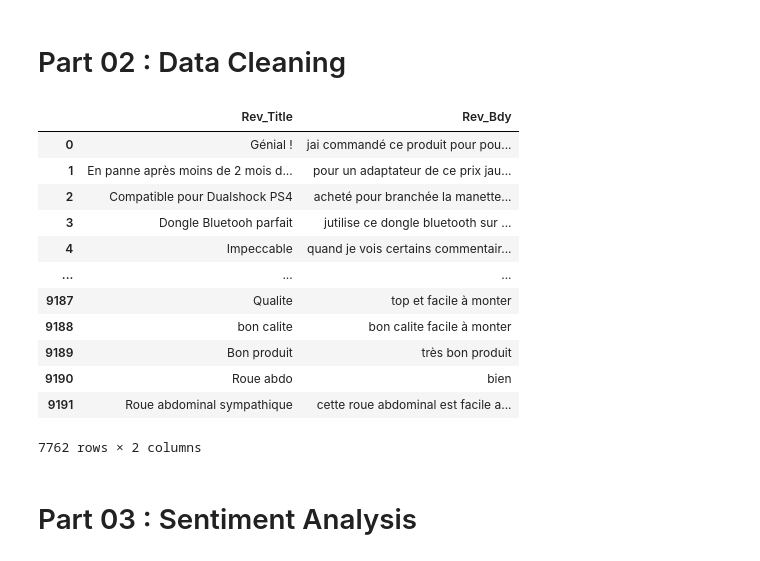
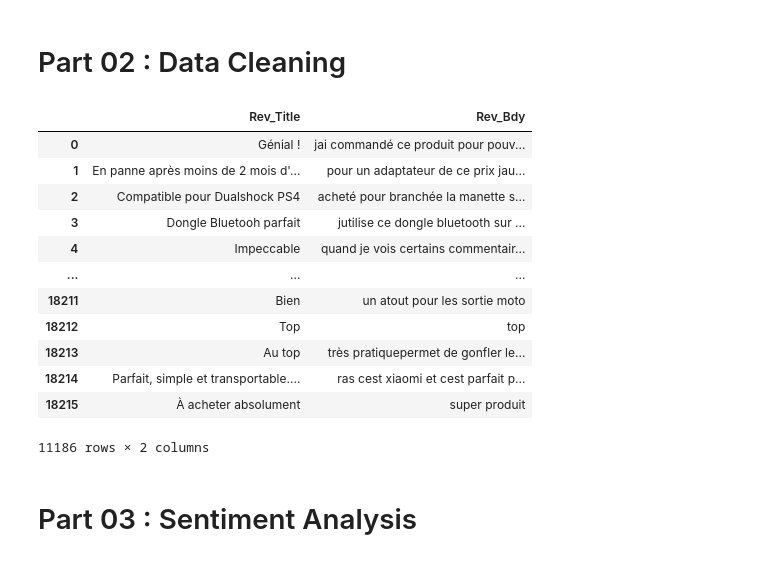
Before and after one commit to ChihabEddine98/AmazonAnalysis, a Jupyter notebook: AmazonAnalysis.ipynb, the cells around one changed output. Drawn from its saved outputs; the diff is of its cells as text; code cells hidden in the pictures.

```diff
--- a/AmazonAnalysis.ipynb
+++ b/AmazonAnalysis.ipynb
@@ -195,46 +357,46 @@ def clean_review_body(rev):
   return clean_rev
 
 # Clean reviews DataFrame
 def clean_reviews(df_rev):
     # Cleaning Hlp Review
     df_rev['Rev_Hlp'] = df_rev.Rev_Hlp.apply(lambda x: re.sub("[^0-9]","",x))
     # Cleaning Rate review
     df_rev['Rev_Rate'] = df_rev.Rev_Rate.str.split(' ').apply(lambda x: float(x[0].replace(',','.')))
     # Cleaning Home Review
     df_rev['Rev_Home'] = df_rev.Rev_Home.str.split(' ').apply(lambda x: x[2])
 
     # Cleaning the body of the review
     # Convert the letter into lowercase
     # Remove ponctuation like .,!? etc
     df_rev['Rev_Bdy'] = df_rev.Rev_Bdy.apply(lambda x: clean_review_body(x))
 
     df_rev = df_rev[df_rev.Rev_Home =='France']
 
     return df_rev
 
 
 
-df_rev = pd.read_csv("reviews_dataset.csv")
+df_rev = pd.read_csv("dataset.csv")
 df_rev = clean_reviews(df_rev)
 
 ds = df_rev[df_rev["Rev_Home"] == 'France']
 ds = ds[["Rev_Title","Rev_Bdy"]]
 
 ds
 # %% [output]
 |  | Rev_Title | Rev_Bdy |
-| 0 | Génial ! | jai commandé ce produit pour pou... |
-| 1 | En panne après moins de 2 mois d... | pour un adaptateur de ce prix jau... |
-| 2 | Compatible pour Dualshock PS4 | acheté pour branchée la manette... |
+| 0 | Génial ! | jai commandé ce produit pour pouv... |
+| 1 | En panne après moins de 2 mois d'... | pour un adaptateur de ce prix jau... |
+| 2 | Compatible pour Dualshock PS4 | acheté pour branchée la manette s... |
 | 3 | Dongle Bluetooh parfait | jutilise ce dongle bluetooth sur ... |
 | 4 | Impeccable | quand je vois certains commentair... |
 | ... | ... | ... |
-| 9187 | Qualite | top et facile à monter |
-| 9188 | bon calite | bon calite facile à monter |
-| 9189 | Bon produit | très bon produit |
-| 9190 | Roue abdo | bien |
-| 9191 | Roue abdominal sympathique | cette roue abdominal est facile a... |
+| 18211 | Bien | un atout pour les sortie moto |
+| 18212 | Top | top |
+| 18213 | Au top | très pratiquepermet de gonfler le... |
+| 18214 | Parfait, simple et transportable.... | ras cest xiaomi et cest parfait p... |
+| 18215 | À acheter absolument | super produit |
-7762 rows × 2 columns
+11186 rows × 2 columns
 # %% [markdown]
 # Part 03 : Sentiment Analysis
 # %% [markdown]
```
Also changed, not shown: parts of 15 cells of this notebook.
